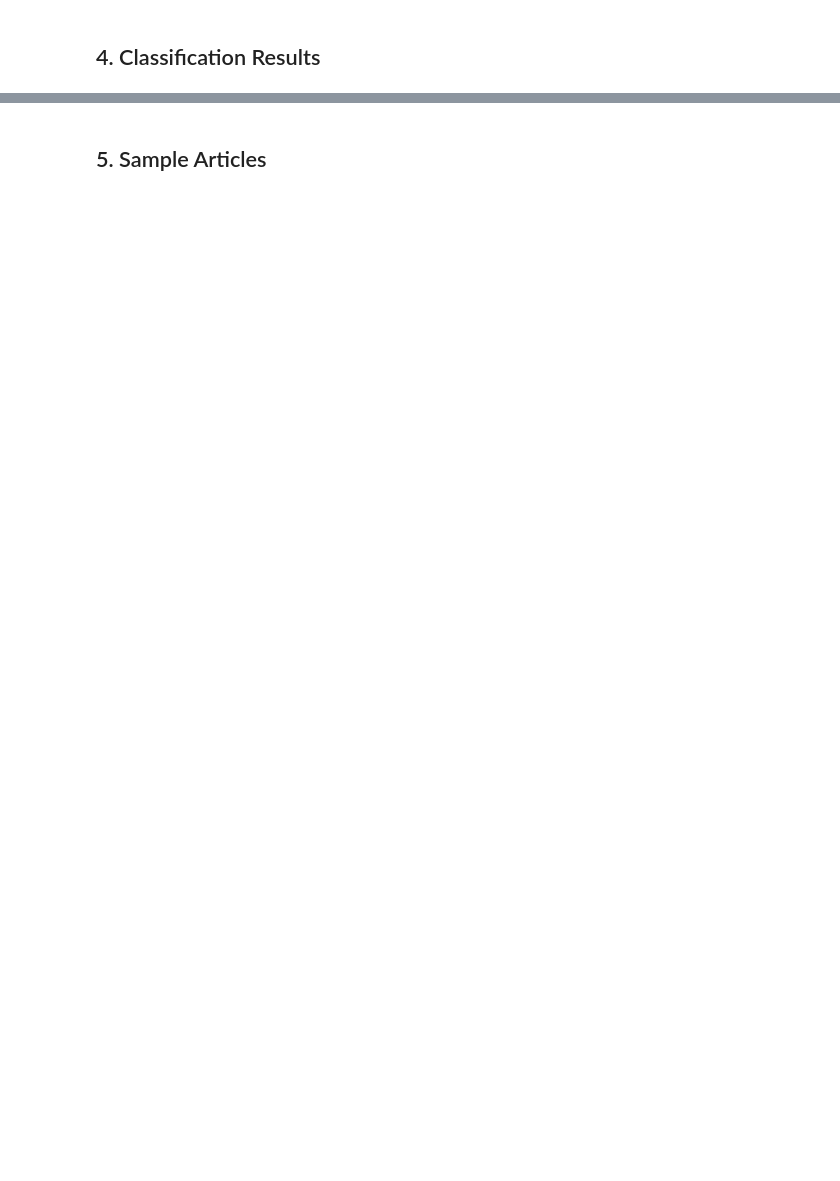
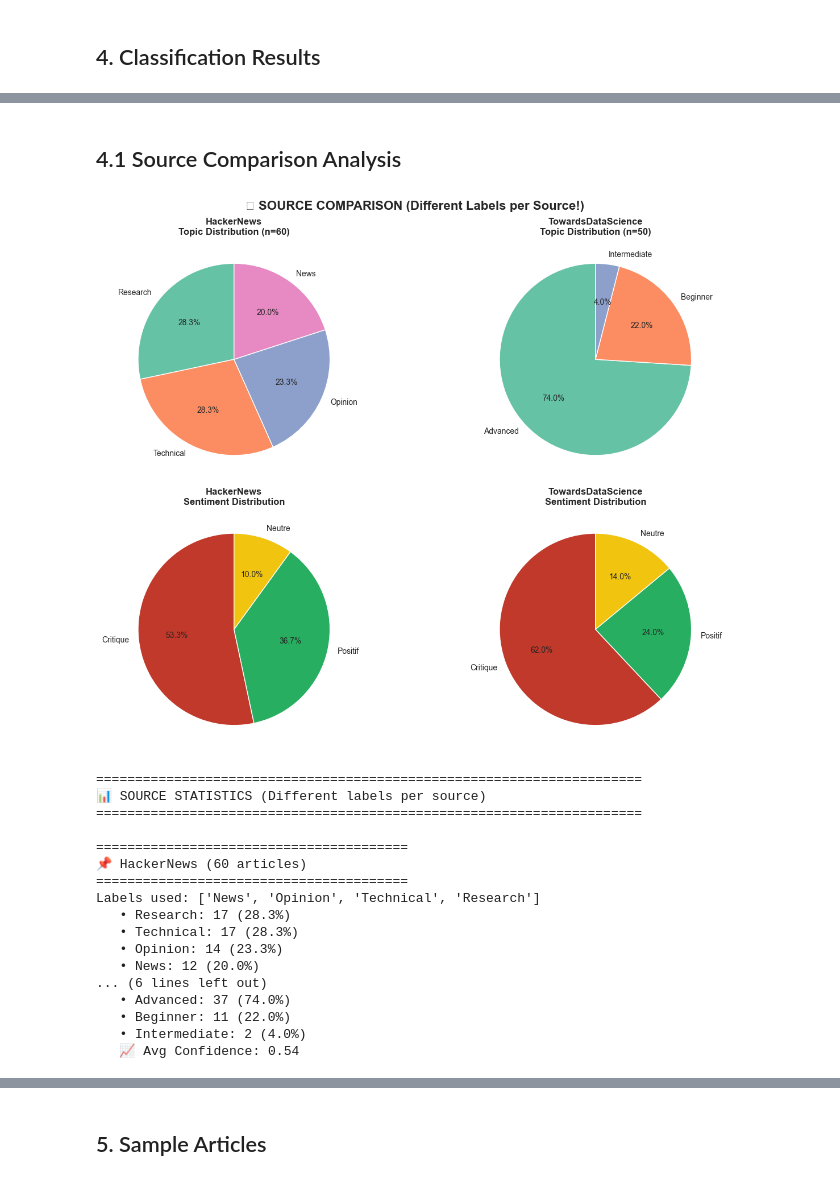
Before and after one commit to yassineelhaouat/Formation_NLP_project_baseline, a Jupyter notebook: baseline_project/notebooks/01_exploratory_data_analysis.ipynb, the cells around one changed output, grey strips where cells are left out. Drawn from its saved outputs; the diff is of its cells as text; code cells hidden in the pictures; blank space fills up the shorter version.

```diff
--- a/baseline_project/notebooks/01_exploratory_data_analysis.ipynb
+++ b/baseline_project/notebooks/01_exploratory_data_analysis.ipynb
@@ -223,0 +222,75 @@ Duplicates: 5 (1.7%)
+# %% [markdown]
+## 4.1 Source Comparison Analysis
+# %%
+# Source Comparison: SEPARATE visualizations per source (different labels!)
+if classified_articles:
+    df = pd.DataFrame(classified_articles)
+    df_unique = df[df['is_duplicate'] == False].copy()
+
+    sources = df_unique['source'].unique()
+
+    fig, axes = plt.subplots(2, len(sources), figsize=(7*len(sources), 10))
+    fig.suptitle('📊 SOURCE COMPARISON (Different Labels per Source!)', fontsize=16, fontweight='bold')
+
+    for i, source in enumerate(sources):
+        source_df = df_unique[df_unique['source'] == source]
+
+        # Row 1: Topic Distribution (Pie)
+        ax_topic = axes[0, i] if len(sources) > 1 else axes[0]
+        topic_counts = source_df['topic_prediction'].value_counts()
+        colors = plt.cm.Set2(range(len(topic_counts)))
+        ax_topic.pie(topic_counts.values, labels=topic_counts.index, autopct='%1.1f%%',
+                    colors=colors, startangle=90)
+        ax_topic.set_title(f'{source}\nTopic Distribution (n={len(source_df)})', fontweight='bold')
+
+        # Row 2: Sentiment Distribution (Pie)
+        ax_sent = axes[1, i] if len(sources) > 1 else axes[1]
+        sent_counts = source_df['sentiment_label'].value_counts()
+        sent_colors = {'Positif': '#27ae60', 'Neutre': '#f1c40f', 'Critique': '#c0392b'}
+        colors = [sent_colors.get(s, 'gray') for s in sent_counts.index]
+        ax_sent.pie(sent_counts.values, labels=sent_counts.index, autopct='%1.1f%%',
+                   colors=colors, startangle=90)
+        ax_sent.set_title(f'{source}\nSentiment Distribution', fontweight='bold')
+
+    plt.tight_layout()
+    plt.show()
+
+    # Print statistics per source
+    print("\n" + "="*70)
+    print("📊 SOURCE STATISTICS (Different labels per source)")
+    print("="*70)
+
+    for source in sources:
+        source_df = df_unique[df_unique['source'] == source]
+        print(f"\n{'='*40}")
+        print(f"📌 {source} ({len(source_df)} articles)")
+        print(f"{'='*40}")
+
+        # Topic distribution
+        print("Labels used:", list(source_df['topic_prediction'].unique()))
+        topic_dist = source_df['topic_prediction'].value_counts()
+        for topic, count in topic_dist.items():
+            print(f"   • {topic}: {count} ({count/len(source_df)*100:.1f}%)")
+
+        # Average confidence
+        avg_conf = source_df['topic_confidence'].mean()
+        print(f"   📈 Avg Confidence: {avg_conf:.2f}")
+# %% [output]
+[figure, added]
+======================================================================
+📊 SOURCE STATISTICS (Different labels per source)
+======================================================================
+
+========================================
+📌 HackerNews (60 articles)
+========================================
+Labels used: ['News', 'Opinion', 'Technical', 'Research']
+   • Research: 17 (28.3%)
+   • Technical: 17 (28.3%)
+   • Opinion: 14 (23.3%)
+   • News: 12 (20.0%)
+... (6 lines left out)
+   • Advanced: 37 (74.0%)
+   • Beginner: 11 (22.0%)
+   • Intermediate: 2 (4.0%)
+   📈 Avg Confidence: 0.54
```
Also changed, not shown: parts of 8 cells of this notebook, 11 other files.
